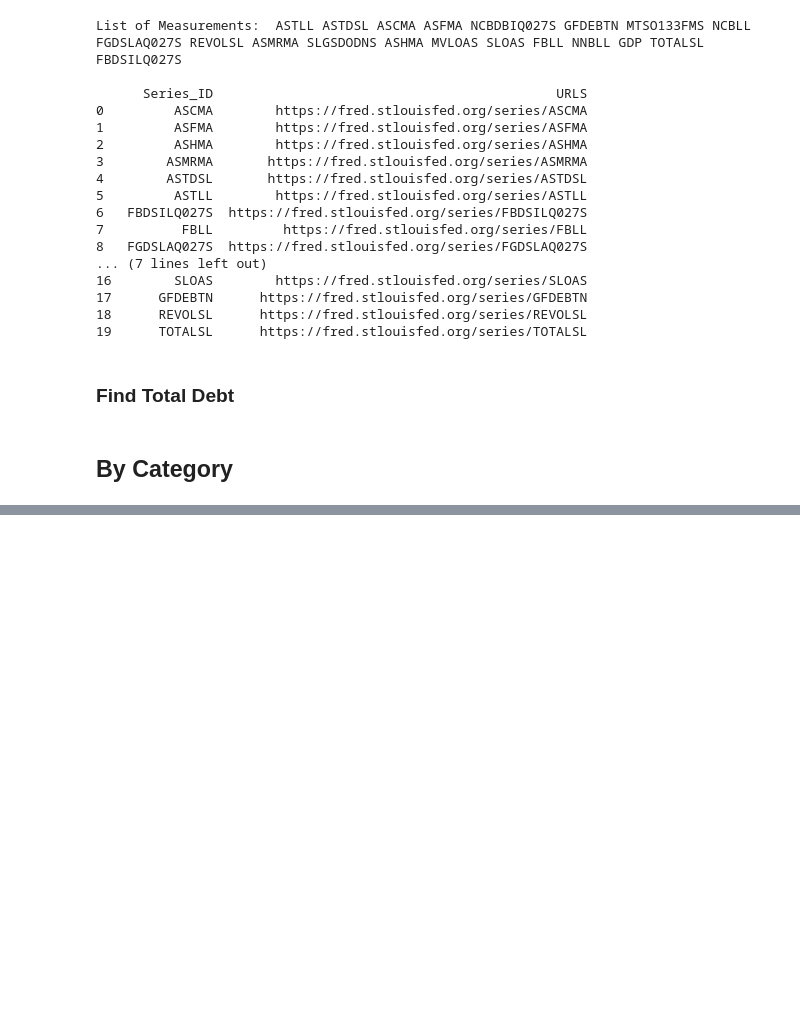
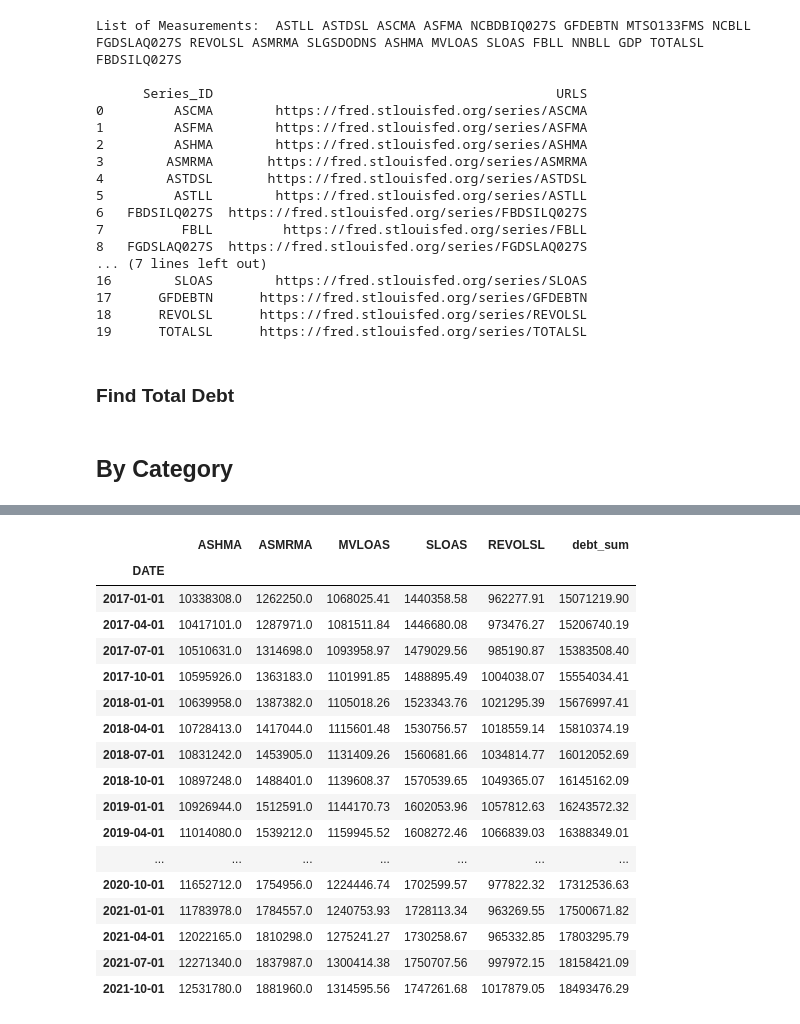
Before and after one commit to bridaniels/Principles_NavigatingBigDebtCrises, a Jupyter notebook: Part1/usDebt_to_GDP.ipynb, the cells around one changed output, grey strips where cells are left out. Drawn from its saved outputs; the diff is of its cells as text; code cells hidden in the pictures; blank space fills up the shorter version.

```diff
--- a/Part1/usDebt_to_GDP.ipynb
+++ b/Part1/usDebt_to_GDP.ipynb
@@ -158,7 +177,26 @@ def total_household_nonprofit_debt(start,end):
     return tot_house_debt
 # %%
 house_debt = total_household_nonprofit_debt(start,end)
-#house_debt.tail(20)
+house_debt.tail(20)
+# %% [output]
+|  | ASHMA | ASMRMA | MVLOAS | SLOAS | REVOLSL | debt_sum |
+| DATE |  |  |  |  |  |  |
+| 2017-01-01 | 10338308.0 | 1262250.0 | 1068025.41 | 1440358.58 | 962277.91 | 15071219.90 |
+| 2017-04-01 | 10417101.0 | 1287971.0 | 1081511.84 | 1446680.08 | 973476.27 | 15206740.19 |
+| 2017-07-01 | 10510631.0 | 1314698.0 | 1093958.97 | 1479029.56 | 985190.87 | 15383508.40 |
+| 2017-10-01 | 10595926.0 | 1363183.0 | 1101991.85 | 1488895.49 | 1004038.07 | 15554034.41 |
+| 2018-01-01 | 10639958.0 | 1387382.0 | 1105018.26 | 1523343.76 | 1021295.39 | 15676997.41 |
+| 2018-04-01 | 10728413.0 | 1417044.0 | 1115601.48 | 1530756.57 | 1018559.14 | 15810374.19 |
+| 2018-07-01 | 10831242.0 | 1453905.0 | 1131409.26 | 1560681.66 | 1034814.77 | 16012052.69 |
+| 2018-10-01 | 10897248.0 | 1488401.0 | 1139608.37 | 1570539.65 | 1049365.07 | 16145162.09 |
+| 2019-01-01 | 10926944.0 | 1512591.0 | 1144170.73 | 1602053.96 | 1057812.63 | 16243572.32 |
+| 2019-04-01 | 11014080.0 | 1539212.0 | 1159945.52 | 1608272.46 | 1066839.03 | 16388349.01 |
+| ... | ... | ... | ... | ... | ... | ... |
+| 2020-10-01 | 11652712.0 | 1754956.0 | 1224446.74 | 1702599.57 | 977822.32 | 17312536.63 |
+| 2021-01-01 | 11783978.0 | 1784557.0 | 1240753.93 | 1728113.34 | 963269.55 | 17500671.82 |
+| 2021-04-01 | 12022165.0 | 1810298.0 | 1275241.27 | 1730258.67 | 965332.85 | 17803295.79 |
+| 2021-07-01 | 12271340.0 | 1837987.0 | 1300414.38 | 1750707.56 | 997972.15 | 18158421.09 |
+| 2021-10-01 | 12531780.0 | 1881960.0 | 1314595.56 | 1747261.68 | 1017879.05 | 18493476.29 |
 # %%
 plt.figure(figsize=(16,7))
 
```
Also changed, not shown: parts of 15 cells of this notebook, 2 other files.
